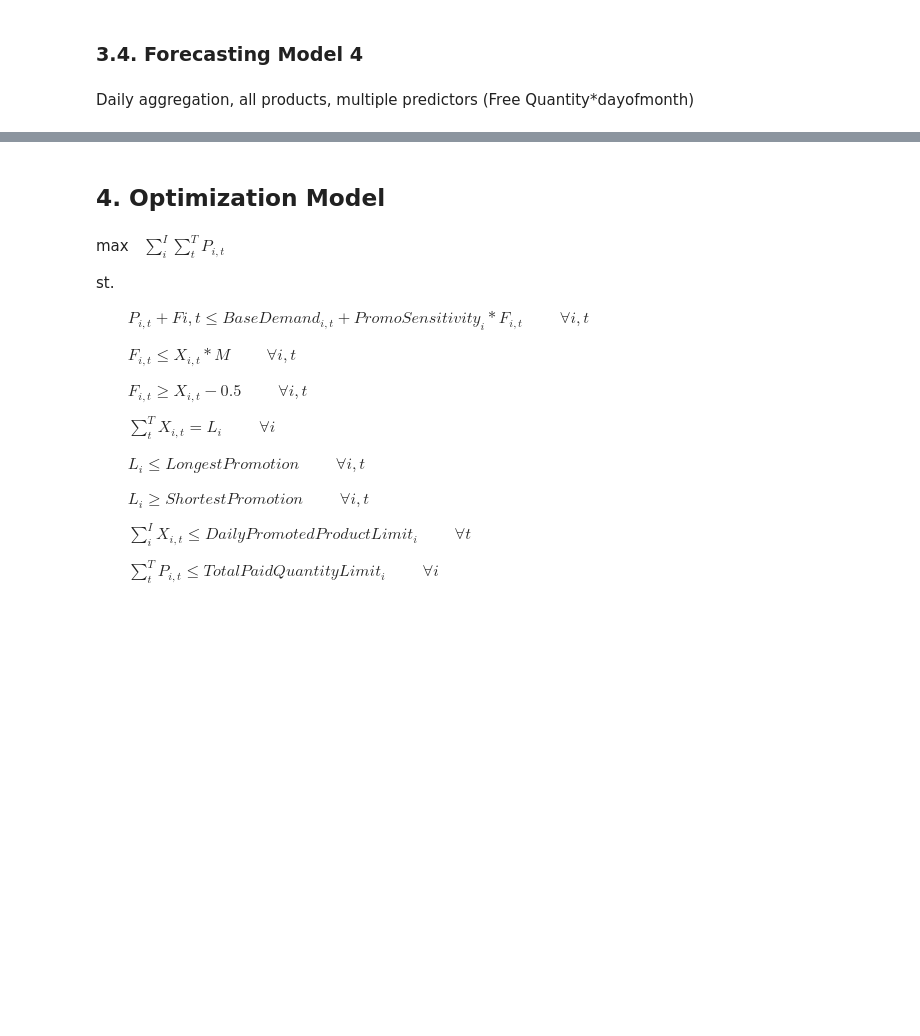
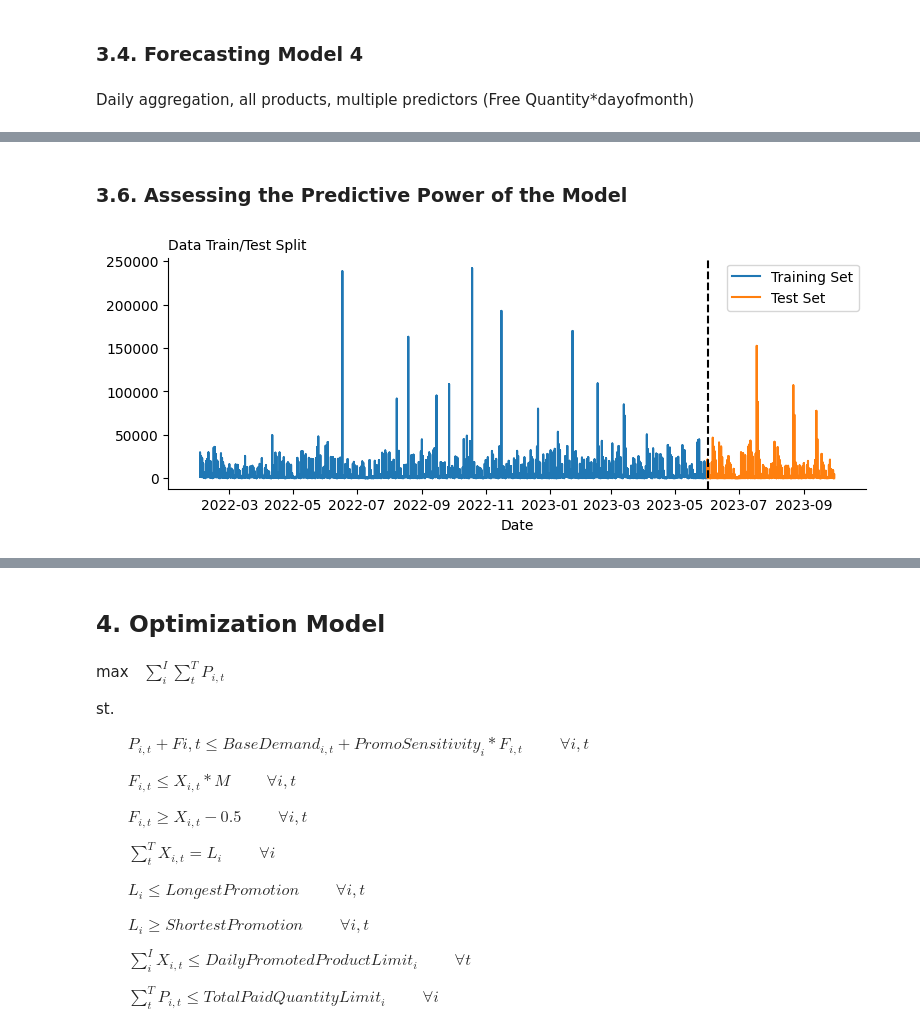
Before and after one commit to ayigitdogan/PharmaProject, a Jupyter notebook: IE492 - Pharma Project.ipynb, the cells around one changed output, grey strips where cells are left out. Cells and saved outputs as stored; diff of their text form; code cells hidden in the pictures; blank space fills up the shorter version.

```diff
--- a/IE492 - Pharma Project.ipynb
+++ b/IE492 - Pharma Project.ipynb
@@ -458,0 +425,17 @@ results
+# %% [markdown]
+### 3.6. Assessing the Predictive Power of the Model
+# %%
+# All products
+
+split_date = dt.date(2023, 6, 1)
+train = df_prod[df_prod["Date"] < split_date]
+test = df_prod[df_prod["Date"] >= split_date]
+
+fig, ax = plt.subplots(figsize=(9, 3))
+train[["Date", "TotalQty"]].set_index("Date").plot(ax=ax, label='Training Set', title='Data Train/Test Split')
+test[["Date", "TotalQty"]].set_index("Date").plot(ax=ax, label='Test Set')
+ax.axvline(split_date, color='black', ls='--')
+ax.legend(['Training Set', 'Test Set'])
+plt.show()
+# %% [output]
+[figure, added]
```
Also changed, not shown: parts of 31 cells of this notebook.
